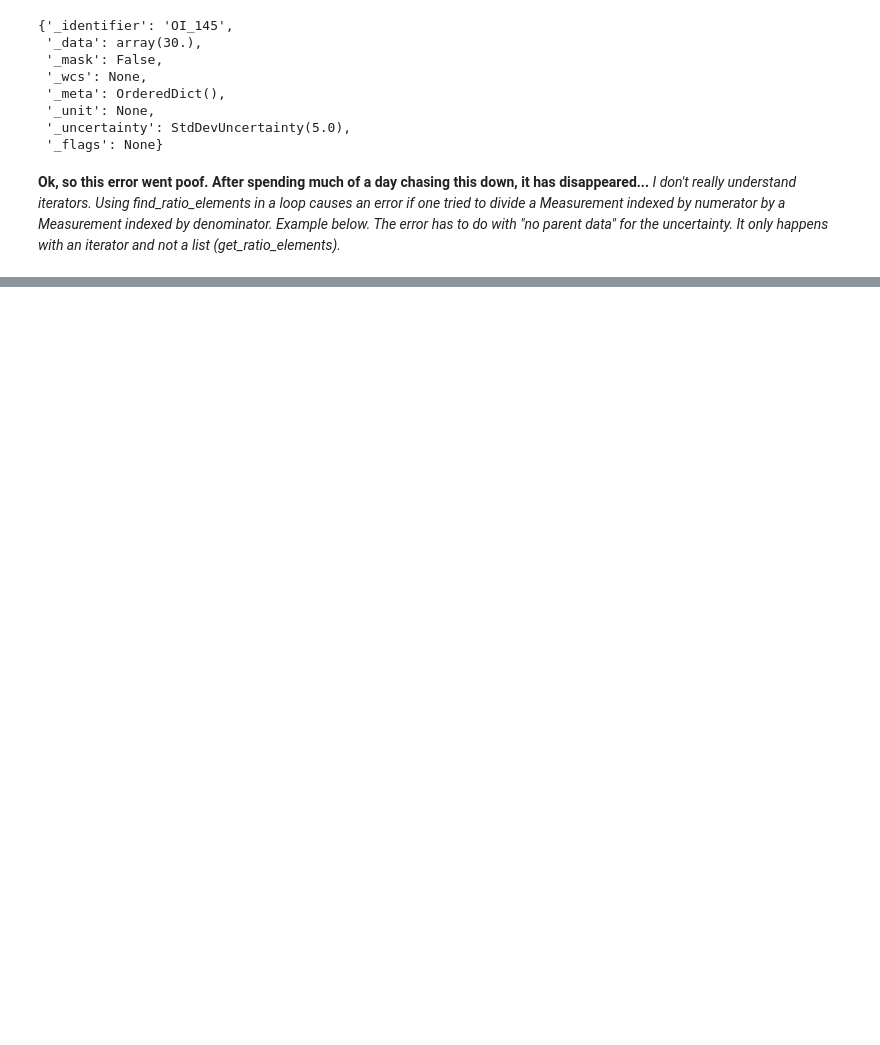
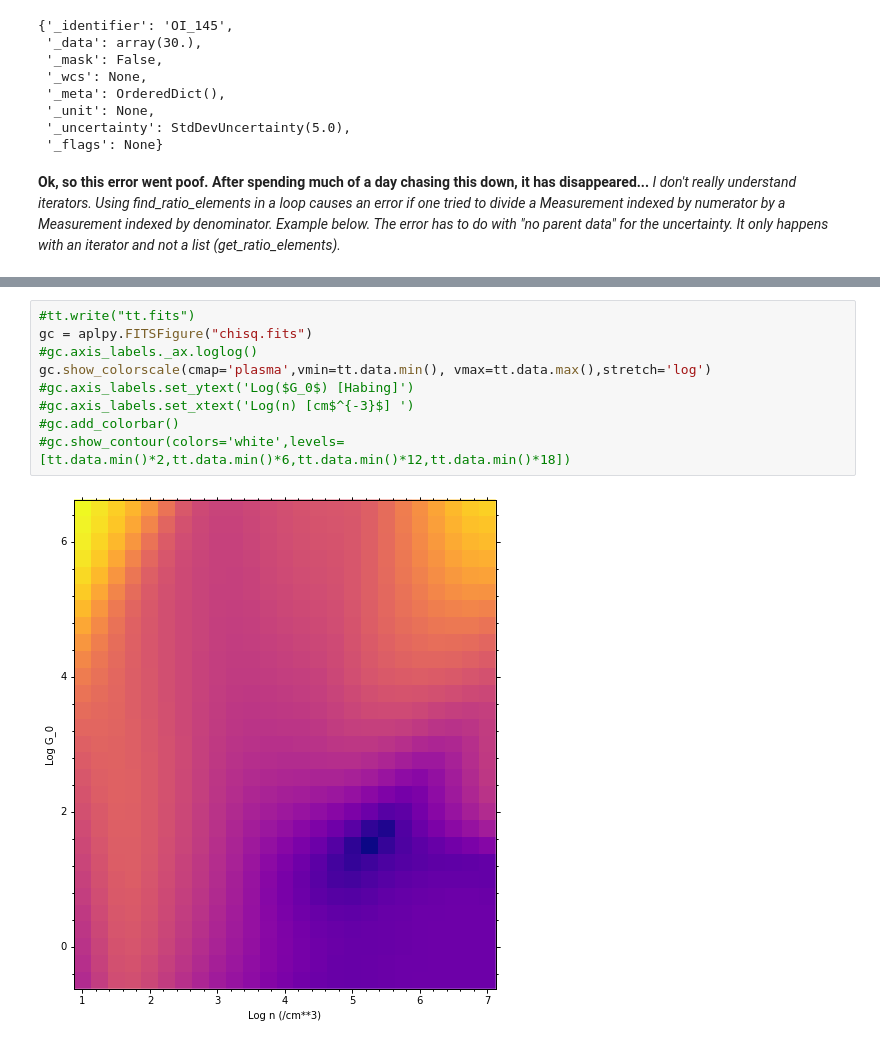
Before and after one commit to mpound/pdrttest, a Jupyter notebook: compute chisq.ipynb, the cells around one changed output, grey strips where cells are left out. Drawn from its saved outputs; the diff is of its cells as text; blank space fills up the shorter version.

```diff
--- a/compute chisq.ipynb
+++ b/compute chisq.ipynb
@@ -372,0 +591,11 @@ q.id
+# %%
+#tt.write("tt.fits")
+gc = aplpy.FITSFigure("chisq.fits")
+#gc.axis_labels._ax.loglog()
+gc.show_colorscale(cmap='plasma',vmin=tt.data.min(), vmax=tt.data.max(),stretch='log')
+#gc.axis_labels.set_ytext('Log($G_0$) [Habing]')
+#gc.axis_labels.set_xtext('Log(n) [cm$^{-3}$] ')
+#gc.add_colorbar()
+#gc.show_contour(colors='white',levels=[tt.data.min()*2,tt.data.min()*6,tt.data.min()*12,tt.data.min()*18])
+# %% [output]
+[figure, added]
```
Also changed, not shown: parts of 27 cells of this notebook.
